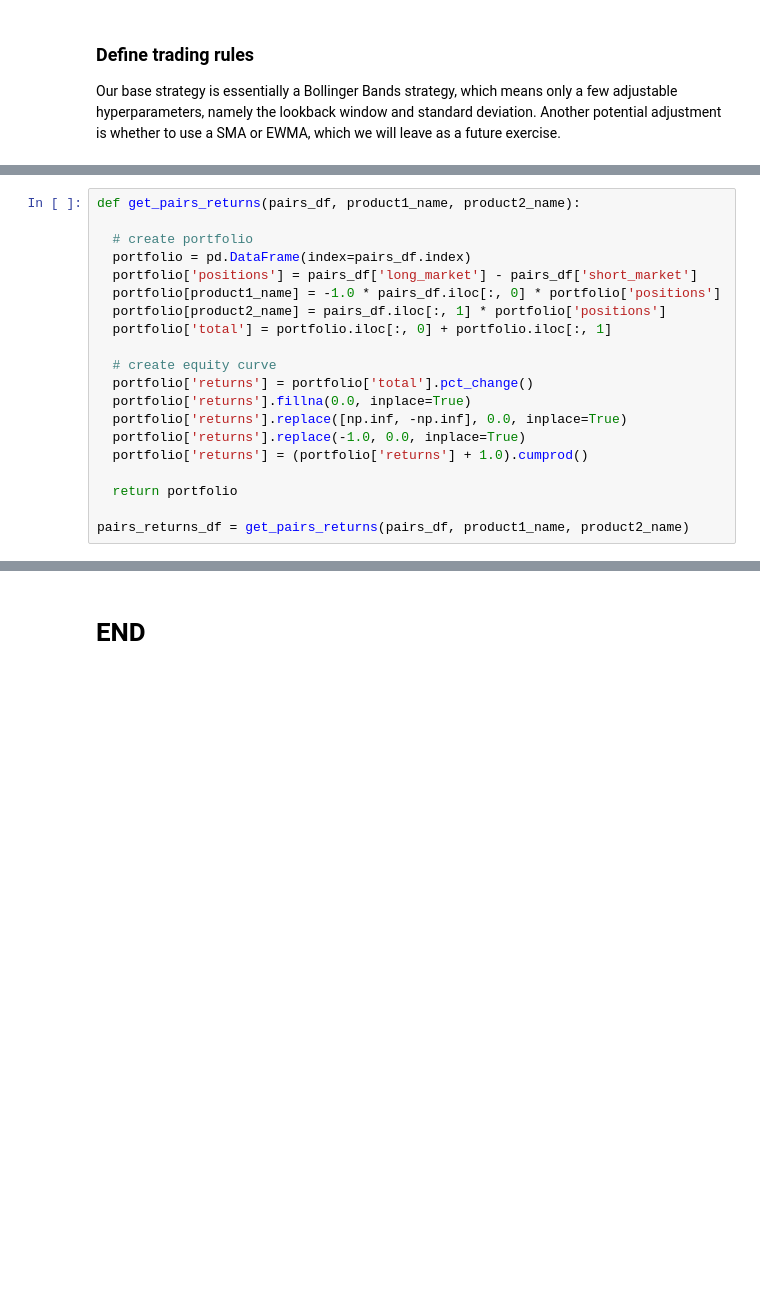
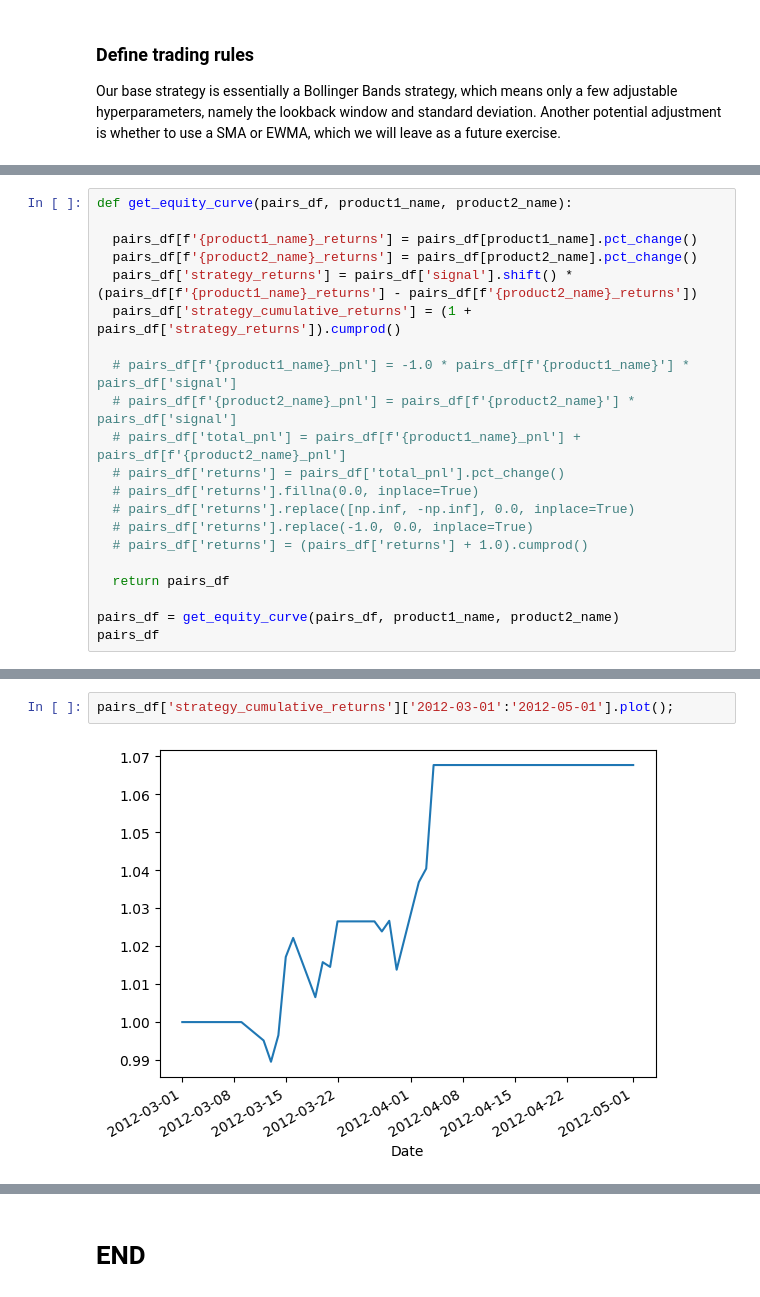
Before and after one commit to vzinkovski/commodities_mean_reversion_pairs_trading, a Jupyter notebook: pairs_trading_mean_reversion.ipynb, the cells around one changed output, grey strips where cells are left out. Cells and saved outputs as stored; diff of their text form; blank space fills up the shorter version.

```diff
--- a/pairs_trading_mean_reversion.ipynb
+++ b/pairs_trading_mean_reversion.ipynb
@@ -358,20 +219,21 @@ pairs_df = get_trading_signals(pairs_df, entry_threshold, exit_threshold)
 # %%
-def get_pairs_returns(pairs_df, product1_name, product2_name):
+def get_equity_curve(pairs_df, product1_name, product2_name):
 
-  # create portfolio
-  portfolio = pd.DataFrame(index=pairs_df.index)
-  portfolio['positions'] = pairs_df['long_market'] - pairs_df['short_market']
-  portfolio[product1_name] = -1.0 * pairs_df.iloc[:, 0] * portfolio['positions']
-  portfolio[product2_name] = pairs_df.iloc[:, 1] * portfolio['positions']
-  portfolio['total'] = portfolio.iloc[:, 0] + portfolio.iloc[:, 1]
+  pairs_df[f'{product1_name}_returns'] = pairs_df[product1_name].pct_change()
+  pairs_df[f'{product2_name}_returns'] = pairs_df[product2_name].pct_change()
+  pairs_df['strategy_returns'] = pairs_df['signal'].shift() * (pairs_df[f'{product1_name}_returns'] - pairs_df[f'{product2_name}_returns'])
+  pairs_df['strategy_cumulative_returns'] = (1 + pairs_df['strategy_returns']).cumprod()
 
-  # create equity curve
-  portfolio['returns'] = portfolio['total'].pct_change()
-  portfolio['returns'].fillna(0.0, inplace=True)
-  portfolio['returns'].replace([np.inf, -np.inf], 0.0, inplace=True)
-  portfolio['returns'].replace(-1.0, 0.0, inplace=True)
-  portfolio['returns'] = (portfolio['returns'] + 1.0).cumprod()
+  # pairs_df[f'{product1_name}_pnl'] = -1.0 * pairs_df[f'{product1_name}'] * pairs_df['signal']
+  # pairs_df[f'{product2_name}_pnl'] = pairs_df[f'{product2_name}'] * pairs_df['signal']
+  # pairs_df['total_pnl'] = pairs_df[f'{product1_name}_pnl'] + pairs_df[f'{product2_name}_pnl']
+  # pairs_df['returns'] = pairs_df['total_pnl'].pct_change()
+  # pairs_df['returns'].fillna(0.0, inplace=True)
+  # pairs_df['returns'].replace([np.inf, -np.inf], 0.0, inplace=True)
+  # pairs_df['returns'].replace(-1.0, 0.0, inplace=True)
+  # pairs_df['returns'] = (pairs_df['returns'] + 1.0).cumprod()
 
-  return portfolio
+  return pairs_df
 
-pairs_returns_df = get_pairs_returns(pairs_df, product1_name, product2_name)
+pairs_df = get_equity_curve(pairs_df, product1_name, product2_name)
+pairs_df
@@ -377,0 +275,4 @@ pairs_returns_df = get_pairs_returns(pairs_df, product1_name, product2_name)
+# %%
+pairs_df['strategy_cumulative_returns']['2012-03-01':'2012-05-01'].plot();
+# %% [output]
+[figure, added]
```
Also changed, not shown: parts of 12 cells of this notebook.
